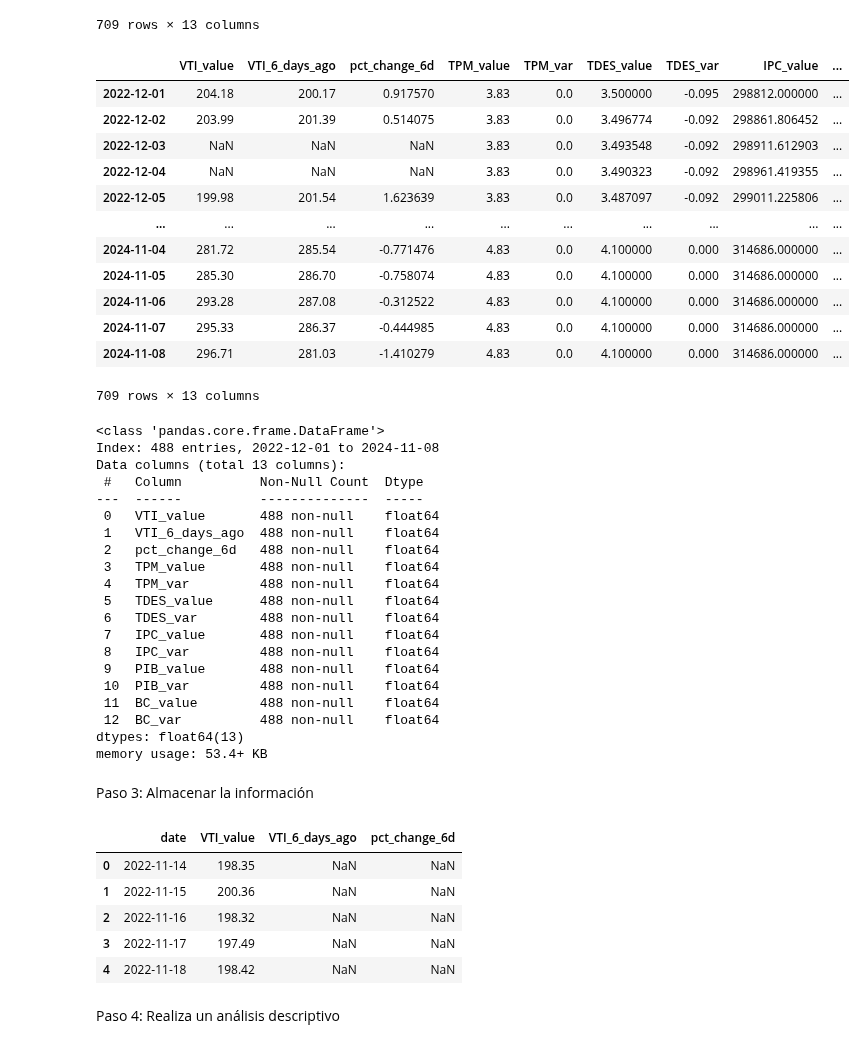
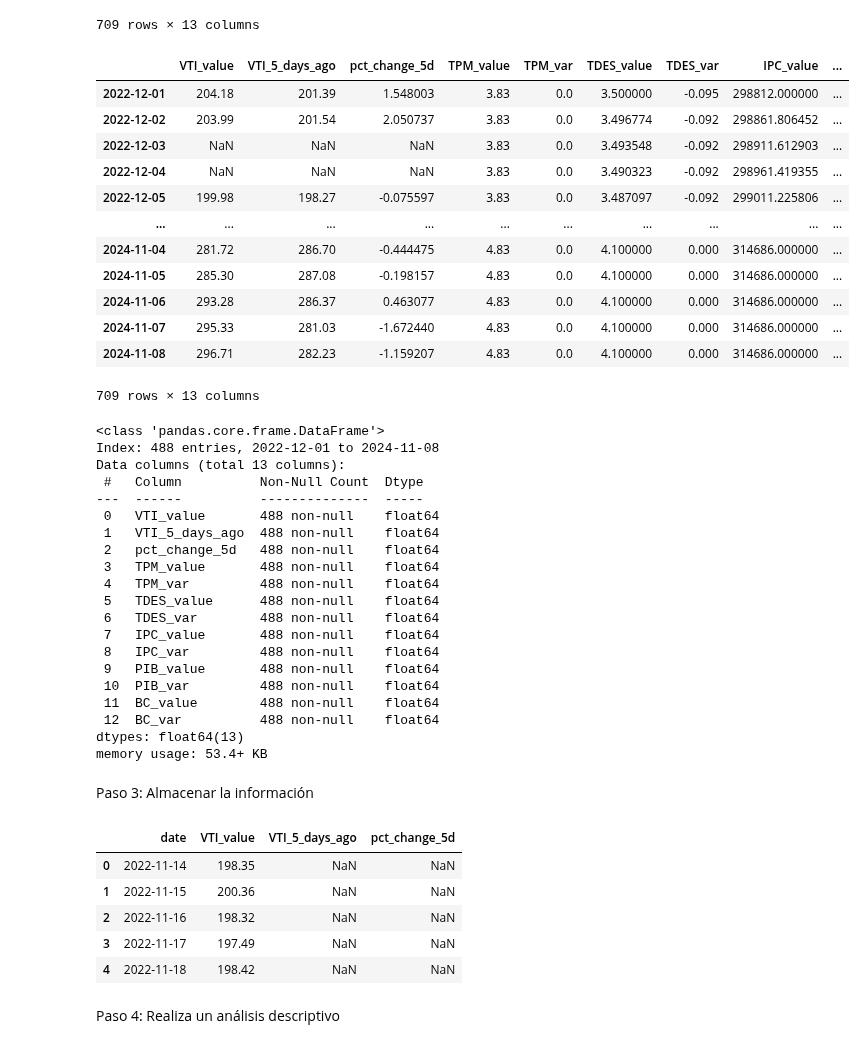
Before and after one commit to diegomacaya/proyecto_DataScience_DMS, a Jupyter notebook: src/Proyecto_Data_Science.ipynb, the cells around one changed output. Drawn from its saved outputs; the diff is of its cells as text; code cells hidden in the pictures.

```diff
--- a/src/Proyecto_Data_Science.ipynb
+++ b/src/Proyecto_Data_Science.ipynb
@@ -512,9 +512,9 @@ vti = vti.rename(columns = {'t' : 'date'})
 # %%
 # Calcular el valor del VTI cinco días antes y añadirlo al DataFrame
 
-vti['VTI_6_days_ago'] = vti['VTI_value'].shift(6)
+vti['VTI_5_days_ago'] = vti['VTI_value'].shift(5)
 # %%
-vti['pct_change_6d'] = vti['VTI_6_days_ago'].pct_change(6) * 100
+vti['pct_change_5d'] = vti['VTI_5_days_ago'].pct_change(5) * 100
 # %%
 vti = vti.set_index("date")
 
@@ -590,22 +590,22 @@ df_indicadores_D
 | 2024-11-08 | 4.83 | 0.0 | 4.100000 | 0.000 | 314686.000000 | 0.006 | 2.907661e+07 | 0.014 | -84359.000000 | 0.522 | ... |
 709 rows × 13 columns
 # %%
-df_indicadores_D = df_indicadores_D [['VTI_value', 'VTI_6_days_ago', 'pct_change_6d', 'TPM_value', 'TPM_var','TDES_value', 'TDES_var', 'IPC_value', 'IPC_var', 'PIB_value', 'PIB_var', 'BC_value', 'BC_var']]
+df_indicadores_D = df_indicadores_D [['VTI_value', 'VTI_5_days_ago', 'pct_change_5d', 'TPM_value', 'TPM_var','TDES_value', 'TDES_var', 'IPC_value', 'IPC_var', 'PIB_value', 'PIB_var', 'BC_value', 'BC_var']]
 
 df_indicadores_D
 # %% [output]
-|  | VTI_value | VTI_6_days_ago | pct_change_6d | TPM_value | TPM_var | TDES_value | TDES_var | IPC_value | ... |
-| 2022-12-01 | 204.18 | 200.17 | 0.917570 | 3.83 | 0.0 | 3.500000 | -0.095 | 298812.000000 | ... |
-| 2022-12-02 | 203.99 | 201.39 | 0.514075 | 3.83 | 0.0 | 3.496774 | -0.092 | 298861.806452 | ... |
+|  | VTI_value | VTI_5_days_ago | pct_change_5d | TPM_value | TPM_var | TDES_value | TDES_var | IPC_value | ... |
+| 2022-12-01 | 204.18 | 201.39 | 1.548003 | 3.83 | 0.0 | 3.500000 | -0.095 | 298812.000000 | ... |
+| 2022-12-02 | 203.99 | 201.54 | 2.050737 | 3.83 | 0.0 | 3.496774 | -0.092 | 298861.806452 | ... |
 | 2022-12-03 | NaN | NaN | NaN | 3.83 | 0.0 | 3.493548 | -0.092 | 298911.612903 | ... |
 | 2022-12-04 | NaN | NaN | NaN | 3.83 | 0.0 | 3.490323 | -0.092 | 298961.419355 | ... |
-| 2022-12-05 | 199.98 | 201.54 | 1.623639 | 3.83 | 0.0 | 3.487097 | -0.092 | 299011.225806 | ... |
+| 2022-12-05 | 199.98 | 198.27 | -0.075597 | 3.83 | 0.0 | 3.487097 | -0.092 | 299011.225806 | ... |
 | ... | ... | ... | ... | ... | ... | ... | ... | ... | ... |
-| 2024-11-04 | 281.72 | 285.54 | -0.771476 | 4.83 | 0.0 | 4.100000 | 0.000 | 314686.000000 | ... |
-| 2024-11-05 | 285.30 | 286.70 | -0.758074 | 4.83 | 0.0 | 4.100000 | 0.000 | 314686.000000 | ... |
-| 2024-11-06 | 293.28 | 287.08 | -0.312522 | 4.83 | 0.0 | 4.100000 | 0.000 | 314686.000000 | ... |
-| 2024-11-07 | 295.33 | 286.37 | -0.444985 | 4.83 | 0.0 | 4.100000 | 0.000 | 314686.000000 | ... |
-| 2024-11-08 | 296.71 | 281.03 | -1.410279 | 4.83 | 0.0 | 4.100000 | 0.000 | 314686.000000 | ... |
+| 2024-11-04 | 281.72 | 286.70 | -0.444475 | 4.83 | 0.0 | 4.100000 | 0.000 | 314686.000000 | ... |
+| 2024-11-05 | 285.30 | 287.08 | -0.198157 | 4.83 | 0.0 | 4.100000 | 0.000 | 314686.000000 | ... |
+| 2024-11-06 | 293.28 | 286.37 | 0.463077 | 4.83 | 0.0 | 4.100000 | 0.000 | 314686.000000 | ... |
+| 2024-11-07 | 295.33 | 281.03 | -1.672440 | 4.83 | 0.0 | 4.100000 | 0.000 | 314686.000000 | ... |
+| 2024-11-08 | 296.71 | 282.23 | -1.159207 | 4.83 | 0.0 | 4.100000 | 0.000 | 314686.000000 | ... |
 709 rows × 13 columns
 # %%
 # Eliminar filas donde 'columna_objetivo' es NaN
@@ -621,8 +621,8 @@ Data columns (total 13 columns):
  #   Column          Non-Null Count  Dtype
 ---  ------          --------------  -----
  0   VTI_value       488 non-null    float64
- 1   VTI_6_days_ago  488 non-null    float64
- 2   pct_change_6d   488 non-null    float64
+ 1   VTI_5_days_ago  488 non-null    float64
+ 2   pct_change_5d   488 non-null    float64
  3   TPM_value       488 non-null    float64
  4   TPM_var         488 non-null    float64
  5   TDES_value      488 non-null    float64
@@ -658,7 +658,7 @@ conexion_VTI_index.close()
 
 df_vti_value.head()
 # %% [output]
-|  | date | VTI_value | VTI_6_days_ago | pct_change_6d |
+|  | date | VTI_value | VTI_5_days_ago | pct_change_5d |
 | 0 | 2022-11-14 | 198.35 | NaN | NaN |
 | 1 | 2022-11-15 | 200.36 | NaN | NaN |
 | 2 | 2022-11-16 | 198.32 | NaN | NaN |
```
Also changed, not shown: parts of 13 cells of this notebook, 36 other files.
